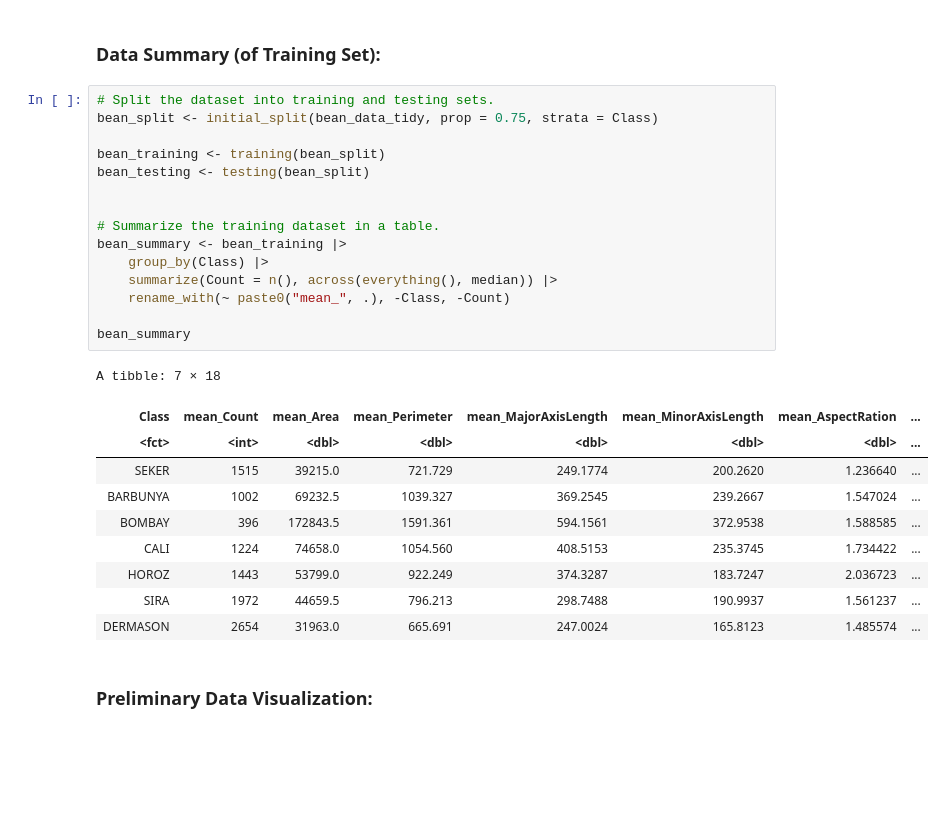
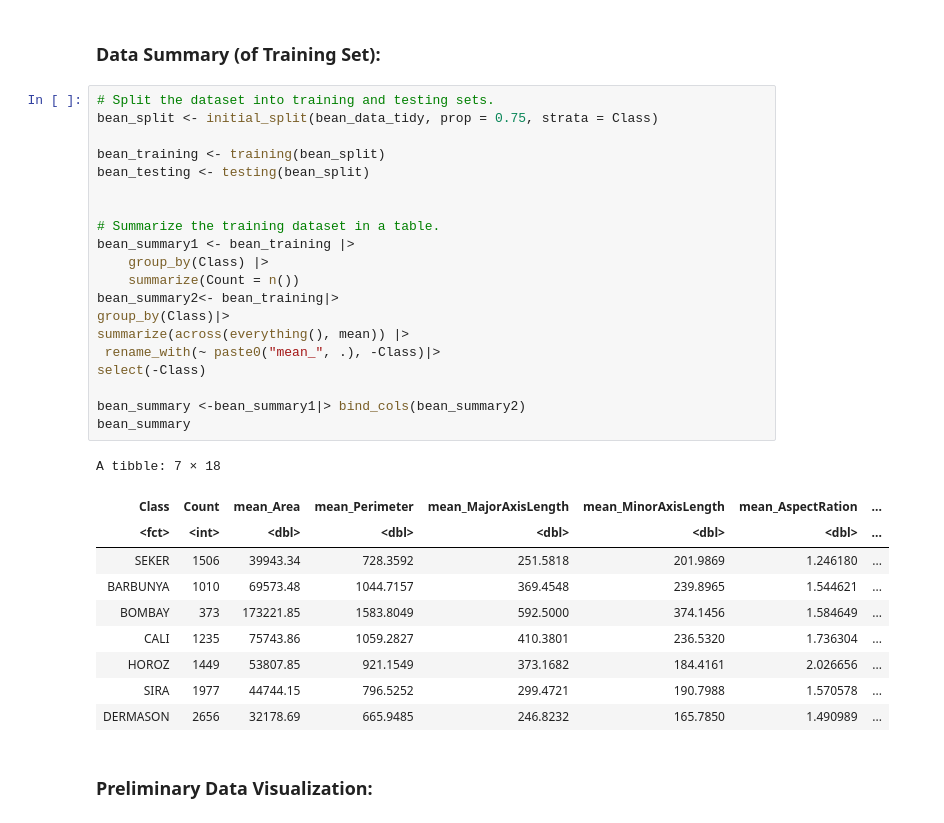
Before and after one commit to Mark20050713/group_18, a Jupyter notebook: project_proposal.ipynb, the cells around one changed output. Drawn from its saved outputs; the diff is of its cells as text; blank space fills up the shorter version.

```diff
--- a/project_proposal.ipynb
+++ b/project_proposal.ipynb
@@ -79,29 +79,34 @@ A tibble: 6 × 17
 # %%
 # Split the dataset into training and testing sets.
 bean_split <- initial_split(bean_data_tidy, prop = 0.75, strata = Class)
 
 bean_training <- training(bean_split)
 bean_testing <- testing(bean_split)
 
 
 # Summarize the training dataset in a table.
-bean_summary <- bean_training |>
+bean_summary1 <- bean_training |>
     group_by(Class) |>
-    summarize(Count = n(), across(everything(), median)) |>
-    rename_with(~ paste0("mean_", .), -Class, -Count)
+    summarize(Count = n())
+bean_summary2<- bean_training|>
+group_by(Class)|>
+summarize(across(everything(), mean)) |>
+ rename_with(~ paste0("mean_", .), -Class)|>
+select(-Class)
 
+bean_summary <-bean_summary1|> bind_cols(bean_summary2)
 bean_summary
 # %% [output]
 A tibble: 7 × 18
-| Class | mean_Count | mean_Area | mean_Perimeter | mean_MajorAxisLength | mean_MinorAxisLength | mean_AspectRation | ... |
+| Class | Count | mean_Area | mean_Perimeter | mean_MajorAxisLength | mean_MinorAxisLength | mean_AspectRation | ... |
 | <fct> | <int> | <dbl> | <dbl> | <dbl> | <dbl> | <dbl> | ... |
-| SEKER | 1515 | 39215.0 | 721.729 | 249.1774 | 200.2620 | 1.236640 | ... |
-| BARBUNYA | 1002 | 69232.5 | 1039.327 | 369.2545 | 239.2667 | 1.547024 | ... |
-| BOMBAY | 396 | 172843.5 | 1591.361 | 594.1561 | 372.9538 | 1.588585 | ... |
-| CALI | 1224 | 74658.0 | 1054.560 | 408.5153 | 235.3745 | 1.734422 | ... |
-| HOROZ | 1443 | 53799.0 | 922.249 | 374.3287 | 183.7247 | 2.036723 | ... |
-| SIRA | 1972 | 44659.5 | 796.213 | 298.7488 | 190.9937 | 1.561237 | ... |
-| DERMASON | 2654 | 31963.0 | 665.691 | 247.0024 | 165.8123 | 1.485574 | ... |
+| SEKER | 1506 | 39943.34 | 728.3592 | 251.5818 | 201.9869 | 1.246180 | ... |
+| BARBUNYA | 1010 | 69573.48 | 1044.7157 | 369.4548 | 239.8965 | 1.544621 | ... |
+| BOMBAY | 373 | 173221.85 | 1583.8049 | 592.5000 | 374.1456 | 1.584649 | ... |
+| CALI | 1235 | 75743.86 | 1059.2827 | 410.3801 | 236.5320 | 1.736304 | ... |
+| HOROZ | 1449 | 53807.85 | 921.1549 | 373.1682 | 184.4161 | 2.026656 | ... |
+| SIRA | 1977 | 44744.15 | 796.5252 | 299.4721 | 190.7988 | 1.570578 | ... |
+| DERMASON | 2656 | 32178.69 | 665.9485 | 246.8232 | 165.7850 | 1.490989 | ... |
 # %% [markdown]
 ### Preliminary Data Visualization:
 # %%
```
Also changed, not shown: parts of 2 cells of this notebook.
